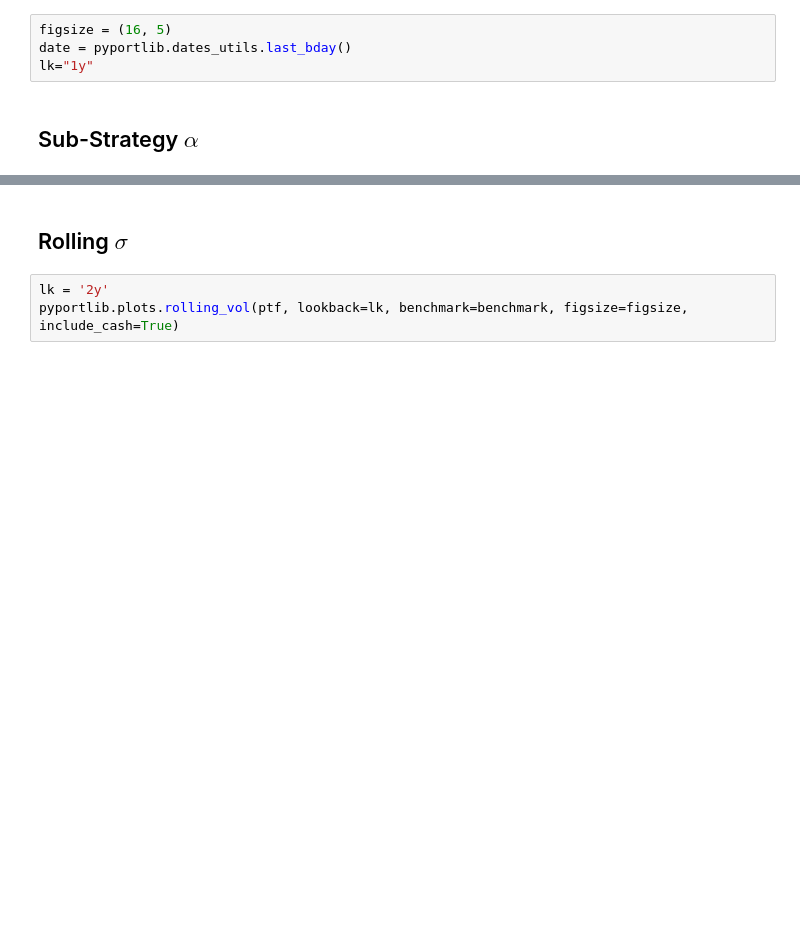
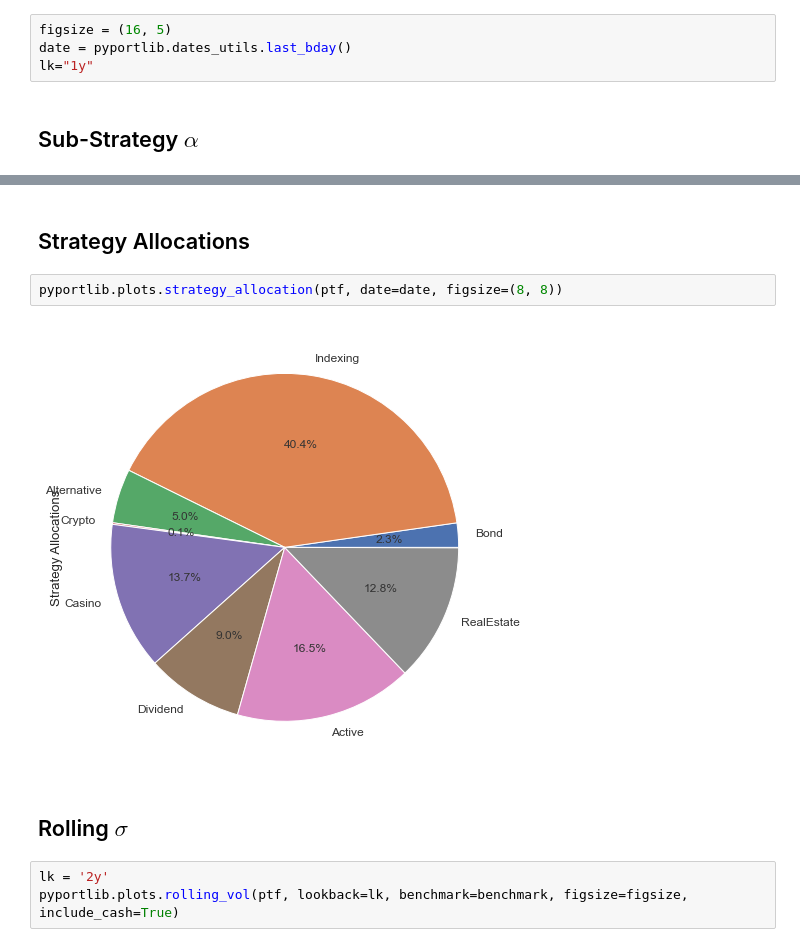
Before and after one commit to webclinic017/pyportlib, a Jupyter notebook: examples/ptf_analysis.ipynb, the cells around one changed output, grey strips where cells are left out. Cells and saved outputs as stored; diff of their text form; blank space fills up the shorter version.

```diff
--- a/examples/ptf_analysis.ipynb
+++ b/examples/ptf_analysis.ipynb
@@ -53,3 +48,9 @@ pyportlib.plots.returns(ptf, tags=["Dividend"], benchmark=benchmark, lookback=lk
+# %% [markdown]
+## Strategy Allocations
+# %%
+pyportlib.plots.strategy_allocation(ptf, date=date, figsize=(8, 8))
+# %% [output]
+[figure, added]
 # %% [markdown]
 ## Rolling $\sigma$
 # %%
```
Also changed, not shown: parts of 12 cells of this notebook.
